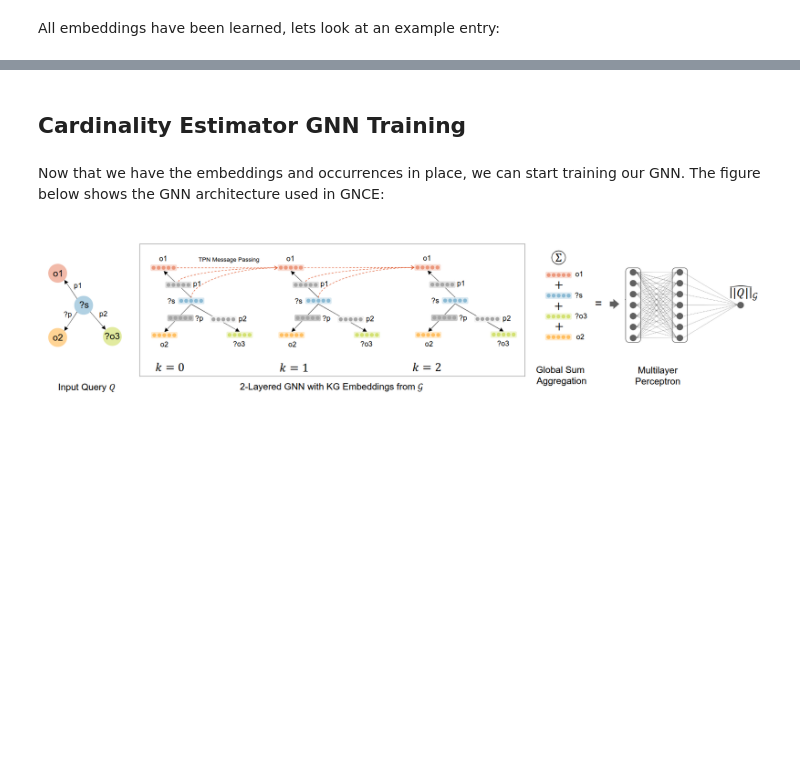
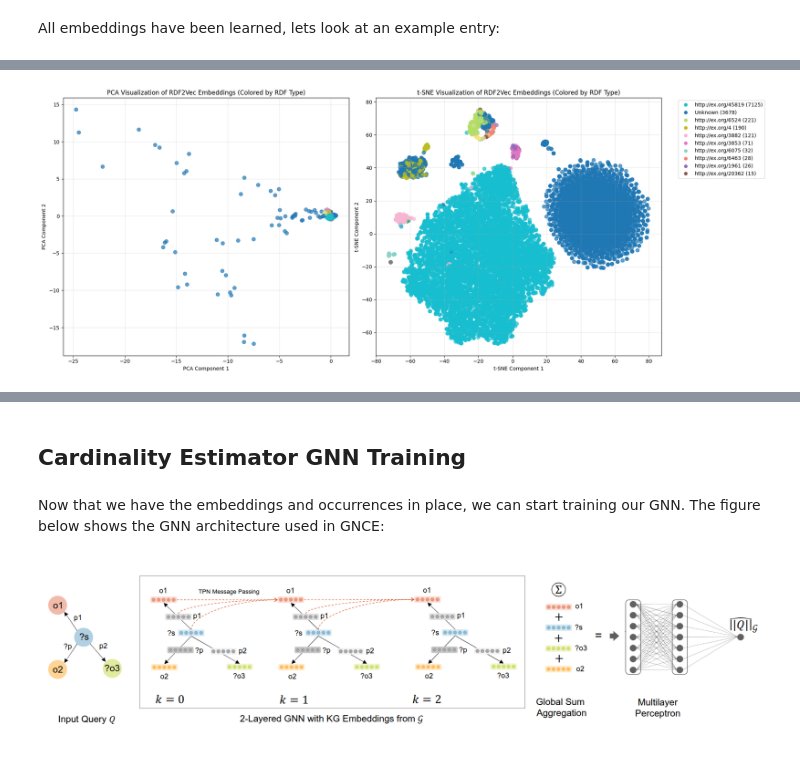
Before and after one commit to DE-TUM/GNCE, a Jupyter notebook: tutorial.ipynb, the cells around one changed output, grey strips where cells are left out. Saved outputs shown, nothing was run; the diff lists cells and outputs as text; code cells hidden in the pictures; blank space fills up the shorter version.

```diff
--- a/tutorial.ipynb
+++ b/tutorial.ipynb
@@ -177,6 +228,25 @@ for entity, data in embeddings_dict_json.items():
     else:
         embeddings_dict[entity] = data
 
+# Load RDF types from .nt file
+entity_types = {}
+graph_file = "Datasets/swdf/graph/swdf.nt"
+
+with open(graph_file, "r") as file:
+    for line in tqdm(file):
+        line = line.strip()
+        if line.endswith(' .'):
+            parts = line[:-2].split(' ', 2)
+            if len(parts) == 3:
+                subject = parts[0].strip('<>')
+                predicate = parts[1].strip('<>')
+                object_part = parts[2].strip('<>')
+
+                # Check if this is an rdf:type triple
+                if predicate == "http://ex.org/03":
+                    entity_types[subject] = object_part
+
+print(f"Found {len(entity_types)} entities with RDF types")
 
 # Filter out any None or invalid embeddings
 valid_entities = []
@@ -197,6 +267,31 @@ embedding_matrix = np.vstack(valid_embeddings)
 print(f"Embedding matrix shape: {embedding_matrix.shape}")
 print(f"Explanation: We have {embedding_matrix.shape[0]} entities, each represented by {embedding_matrix.shape[1]}-dimensional embeddings")
 
+# Create type mapping for entities with embeddings
+entity_type_labels = []
+unique_types = set()
+
+for entity in entity_names:
+    if entity in entity_types:
+        entity_type_labels.append(entity_types[entity])
+        unique_types.add(entity_types[entity])
+    else:
+        entity_type_labels.append("Unknown")
+        unique_types.add("Unknown")
+
+unique_types = sorted(list(unique_types))
+print(f"Found {len(unique_types)} unique types: {unique_types[:10]}{'...' if len(unique_types) > 10 else ''}")
+
+# Create color mapping
+import matplotlib.cm as cm
+colors = cm.tab20(np.linspace(0, 1, min(len(unique_types), 20)))
+if len(unique_types) > 20:
+    additional_colors = cm.Set3(np.linspace(0, 1, len(unique_types) - 20))
+    colors = np.vstack([colors, additional_colors])
+
+type_to_color = {type_name: colors[i] for i, type_name in enumerate(unique_types)}
+entity_colors = [type_to_color[type_label] for type_label in entity_type_labels]
+
 # Visualize embeddings in 2D using dimensionality reduction
 # Method 1: PCA (Principal Component Analysis)
 print("\nApplying PCA for dimensionality reduction...")
@@ -208,24 +303,50 @@ print("Applying t-SNE for dimensionality reduction...")
 tsne = TSNE(n_components=2, random_state=42, perplexity=min(30, len(entity_names)-1))
 embeddings_tsne = tsne.fit_transform(embedding_matrix)
 
-# Create visualization for embeddings
-fig, (ax1, ax2) = plt.subplots(1, 2, figsize=(15, 6))
+# Create visualization for embeddings with type-based coloring
+fig, (ax1, ax2) = plt.subplots(1, 2, figsize=(20, 8))
 
 # Plot PCA results
-ax1.scatter(embeddings_pca[:, 0], embeddings_pca[:, 1], alpha=0.7, s=100)
-
-ax1.set_title('PCA Visualization of RDF2Vec Embeddings')
+scatter1 = ax1.scatter(embeddings_pca[:, 0], embeddings_pca[:, 1],
+                      c=entity_colors, alpha=0.7, s=50)
+ax1.set_title('PCA Visualization of RDF2Vec Embeddings (Colored by RDF Type)')
+ax1.set_xlabel('PCA Component 1')
+ax1.set_ylabel('PCA Component 2')
 ax1.grid(True, alpha=0.3)
 
 # Plot t-SNE results
-ax2.scatter(embeddings_tsne[:, 0], embeddings_tsne[:, 1], alpha=0.7, s=100)
-ax2.set_title('t-SNE Visualization of RDF2Vec Embeddings')
+scatter2 = ax2.scatter(embeddings_tsne[:, 0], embeddings_tsne[:, 1],
+                      c=entity_colors, alpha=0.7, s=50)
+ax2.set_title('t-SNE Visualization of RDF2Vec Embeddings (Colored by RDF Type)')
 ax2.set_xlabel('t-SNE Component 1')
 ax2.set_ylabel('t-SNE Component 2')
 ax2.grid(True, alpha=0.3)
+
+
+type_counts = {}
+for type_label in entity_type_labels:
+    type_counts[type_label] = type_counts.get(type_label, 0) + 1
+
+# Sort types by frequency and take top 10
+top_types = sorted(type_counts.items(), key=lambda x: x[1], reverse=True)[:10]
+
+# Create legend handles
+legend_elements = []
+for type_name, count in top_types:
+    color = type_to_color[type_name]
+    legend_elements.append(plt.Line2D([0], [0], marker='o', color='w',
+                                    markerfacecolor=color, markersize=8,
+                                    label=f'{type_name} ({count})'))
+
+# Add legend to the right of the second subplot
+ax2.legend(handles=legend_elements, bbox_to_anchor=(1.05, 1), loc='upper left')
 
 plt.tight_layout()
 plt.savefig('embeddings_visualization.png', dpi=300, bbox_inches='tight')
 plt.show()
 
 print(f"\nVisualization saved as 'embeddings_visualization.png'")
+print(f"Type distribution:")
+for type_name, count in top_types:
+    print(f"  {type_name}: {count} entities")
+# %% [output]
@@ -231,0 +360 @@ print(f"\nVisualization saved as 'embeddings_visualization.png'")
+[figure, added]
```
Also changed, not shown: parts of 23 cells of this notebook, 3 other files.
